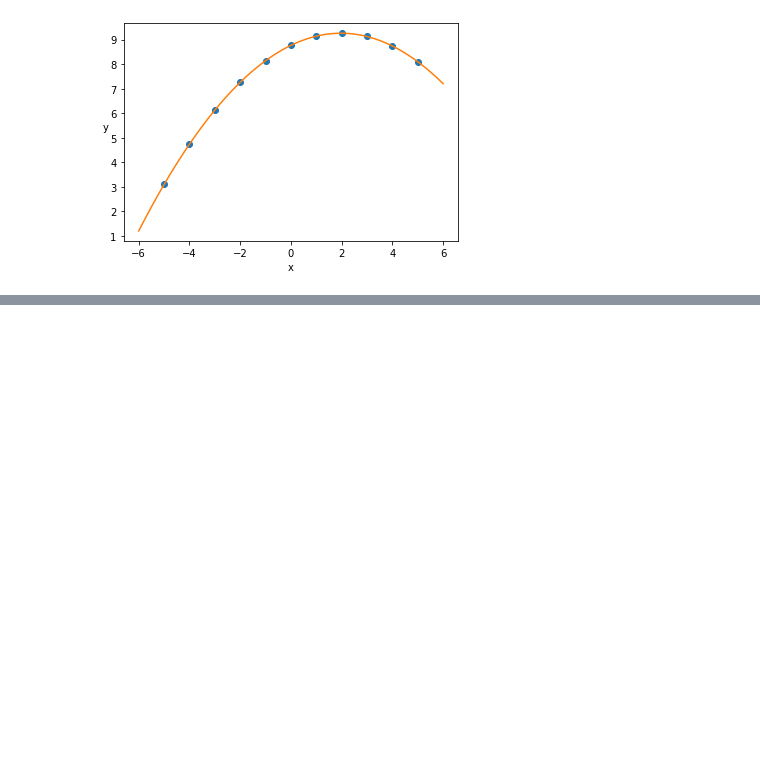
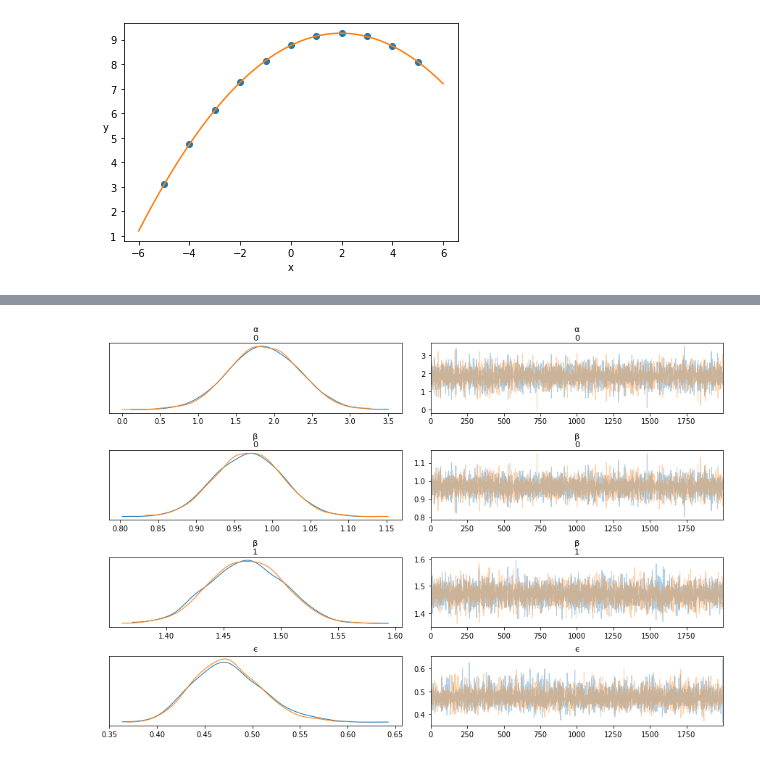
Before and after one commit to jhrcook/bayesian-analysis-with-python_e2, a Jupyter notebook: 03_modeling-with-linear-regression.ipynb, the cells around one changed output, grey strips where cells are left out. Cells and saved outputs as stored; diff of their text form; code cells hidden in the pictures; blank space fills up the shorter version.

```diff
--- a/03_modeling-with-linear-regression.ipynb
+++ b/03_modeling-with-linear-regression.ipynb
@@ -393,0 +436,13 @@ plt.show()
+# %%
+with pm.Model() as model_mlr:
+    α_temp = pm.Normal('α_temp', mu=0, sd=10)
+    β = pm.Normal('β', mu=0, sd=1, shape=2)  # `shape=2` because 2 slopes
+    ϵ = pm.HalfCauchy('ϵ', 5)
+
+    µ = α_temp + pm.math.dot(X_centered, β)
+
+    α = pm.Deterministic('α', α_temp - pm.math.dot(X_mean, β))
+
+    y_pred = pm.Normal('y_pred', mu=µ, sd=ϵ, observed=y)
+
+    trace_mlr = pm.sample(2000)
@@ -393,0 +456,4 @@ plt.show()
+# %%
+az_trace_mlr = az.from_pymc3(trace=trace_mlr, model=model_mlr)
+var_names = ['α', 'β', 'ϵ']
+az.summary(az_trace_mlr, var_names=var_names)
@@ -393,0 +466,5 @@ plt.show()
+# %%
+az.plot_trace(az_trace_mlr, var_names=var_names)
+plt.show()
+# %% [output]
+[figure, added]
```
Also changed, not shown: parts of 19 cells of this notebook, 6 other files.
